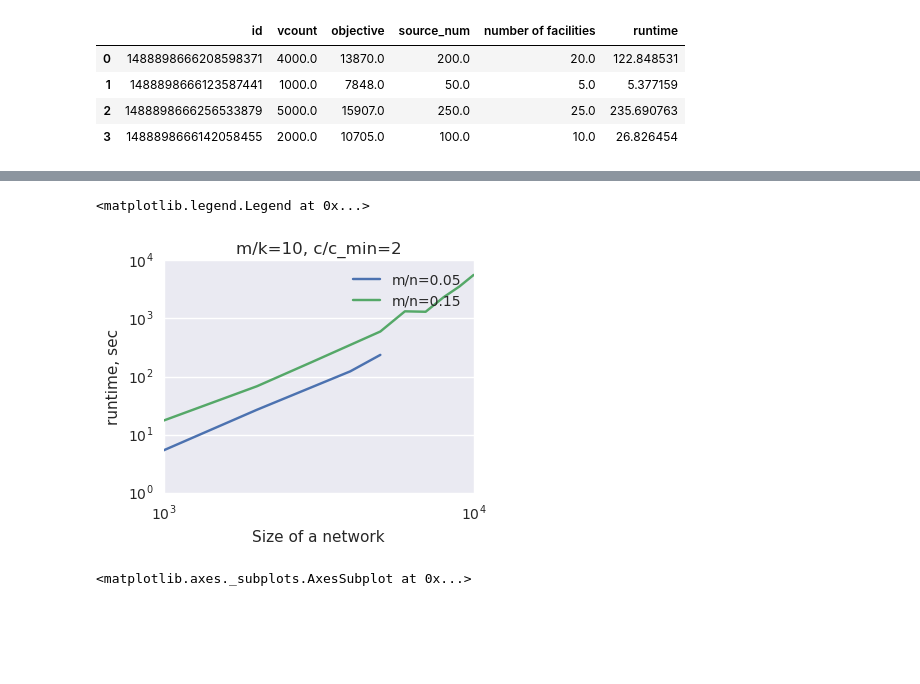
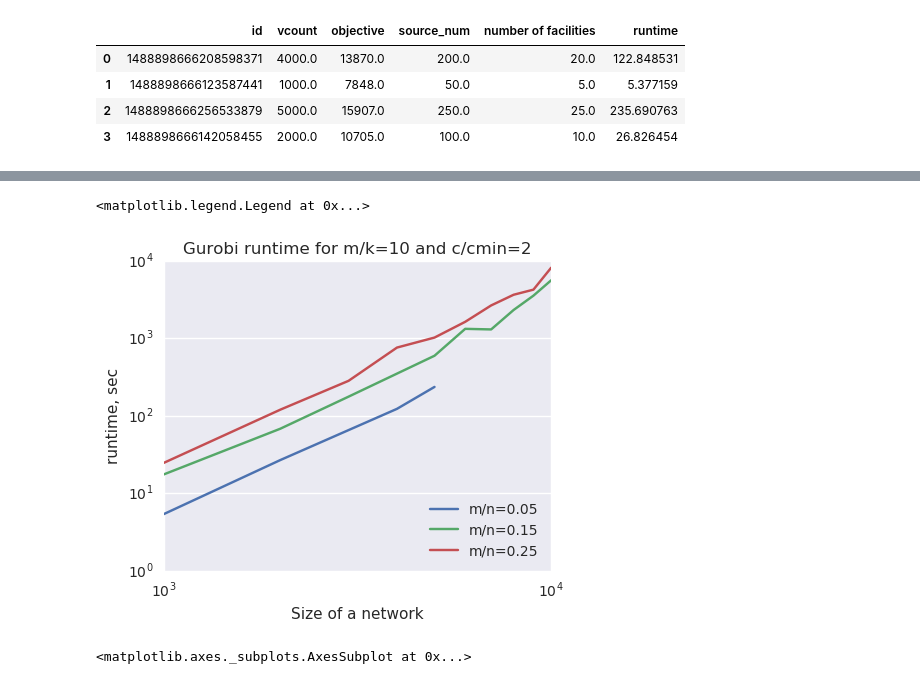
Before and after one commit to allogn/wma, a Jupyter notebook: experiments/analysis/geometric gurobi exploration.ipynb, the cells around one changed output, grey strips where cells are left out. Cells and saved outputs as stored; diff of their text form; code cells hidden in the pictures; blank space fills up the shorter version.

```diff
--- a/experiments/analysis/geometric gurobi exploration.ipynb
+++ b/experiments/analysis/geometric gurobi exploration.ipynb
@@ -34,6 +34,8 @@ results = load_results(os.path.join(data_path, "geometric", 'n_m-n0.05c-minc2m-k
                        os.path.join(data_path,'geometric','n_m-n0.05c-minc2m-k10'))
 results15 = load_results(os.path.join(data_path, "geometric", 'n_m-n0.15c-minc2m-k10', "solutions", "gurobi"),
                        os.path.join(data_path,'geometric','n_m-n0.15c-minc2m-k10'))
+results25 = load_results(os.path.join(data_path, "geometric", 'n_m-n0.25c-minc2m-k10', "solutions", "gurobi"),
+                       os.path.join(data_path,'geometric','n_m-n0.25c-minc2m-k10'))
 # %%
 results[['id','vcount','objective','source_num','number of facilities',"runtime"]]
 # %% [output]
@@ -57,22 +58,24 @@ results15[['id','vcount','objective','source_num','number of facilities',"runtim
 | 8 | 1489255008962649591 | 9000.0 | 34981.0 | 1350.0 | 135.0 | 3546.999763 | NaN |
 | 9 | 148925500961960871 | 10000.0 | 37237.0 | 1500.0 | 150.0 | 5601.978475 | NaN |
 # %%
-fig, ax = plt.subplots(figsize=(4, 3), dpi=300)
+fig, ax = plt.subplots(figsize=(5, 4), dpi=300)
 plt.gca().set_yscale("log", nonposx='clip')
 plt.gca().set_xscale("log", nonposx='clip')
 results = results[results['error'].isnull()]
 results15 = results15[results15['error'].isnull()]
 results = results.sort_values(by='vcount')
 results15 = results15.sort_values(by='vcount')
+results25 = results25.sort_values(by='vcount')
 plt.plot(results['vcount'],results['runtime'],label="m/n=0.05")
 plt.plot(results15['vcount'],results15['runtime'],label="m/n=0.15")
+plt.plot(results25['vcount'],results25['runtime'],label="m/n=0.25")
 plt.xlabel("Size of a network")
 plt.ylabel("runtime, sec")
-plt.title("m/k=10, c/c_min=2")
-plt.legend()
+plt.title("Gurobi runtime for m/k=10 and c/cmin=2")
+plt.legend(loc=4)
 # %% [output]
 <matplotlib.legend.Legend at 0x...>
-[figure, old version]
+[figure, new version]
 # %%
 # check m/n relation
 fig, ax = plt.subplots(figsize=(4, 3), dpi=300)
```
Also changed, not shown: parts of 1 cell of this notebook, 9 other files.
